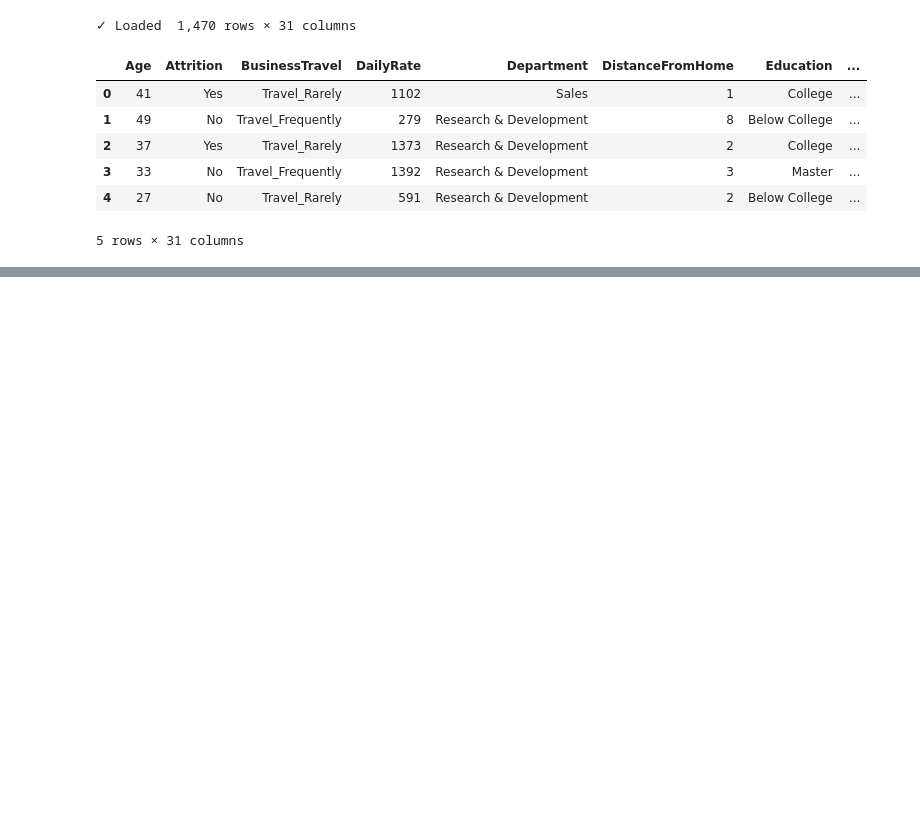
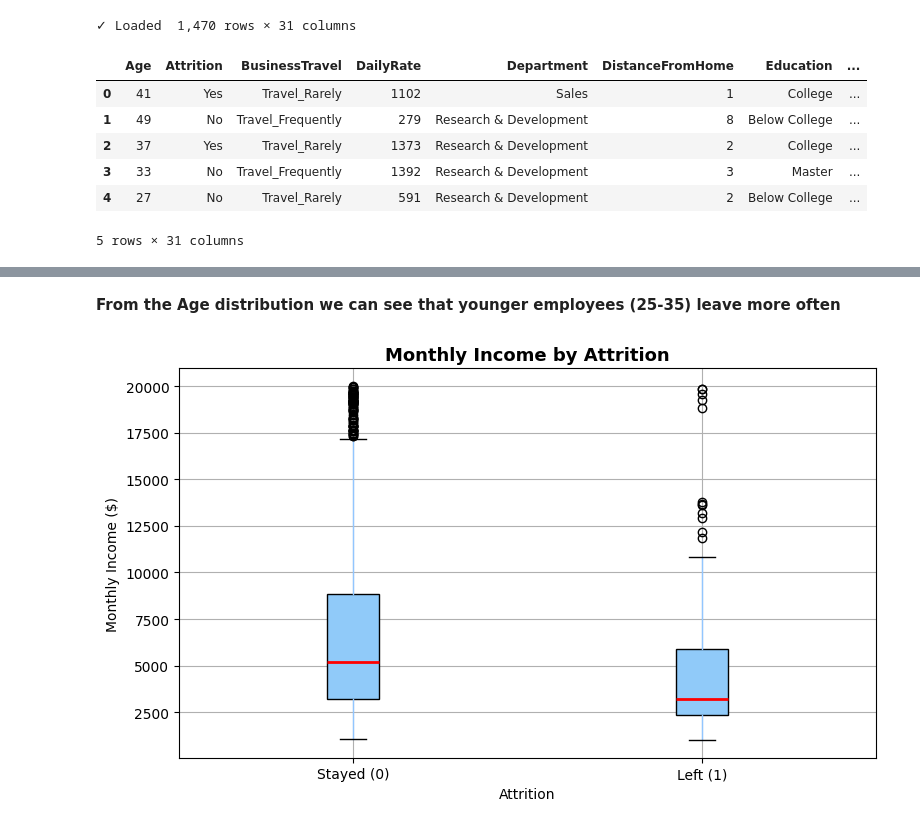
Before and after one commit to rimonshy/Employee-Churn-Prediction-System, a Jupyter notebook: notebook.ipynb, the cells around one changed output, grey strips where cells are left out. Drawn from its saved outputs; the diff is of its cells as text; code cells hidden in the pictures; blank space fills up the shorter version.

```diff
--- a/notebook.ipynb
+++ b/notebook.ipynb
@@ -44,0 +254,22 @@ df.head()
+# %% [markdown]
+**From the Age distribution we can see that younger employees (25-35) leave more often**
+# %%
+# # ── Viz 2: Monthly Income vs Attrition ───────────────────────────────────
+
+fig, ax = plt.subplots(figsize=(8, 5))
+
+df.boxplot(column='MonthlyIncome', by='Attrition', ax=ax,
+           patch_artist=True,
+           boxprops=dict(facecolor='#90CAF9'),
+           medianprops=dict(color='red', linewidth=2))
+
+ax.set_xticklabels(['Stayed (0)', 'Left (1)'])
+ax.set_title('Monthly Income by Attrition', fontsize=13, fontweight='bold')
+ax.set_xlabel('Attrition')
+ax.set_ylabel('Monthly Income ($)')
+
+plt.suptitle('')   # removes the default "Boxplot grouped by Attrition" title pandas adds
+plt.tight_layout()
+plt.show()
+# %% [output]
+[figure, added]
```
Also changed, not shown: parts of 26 cells of this notebook.
